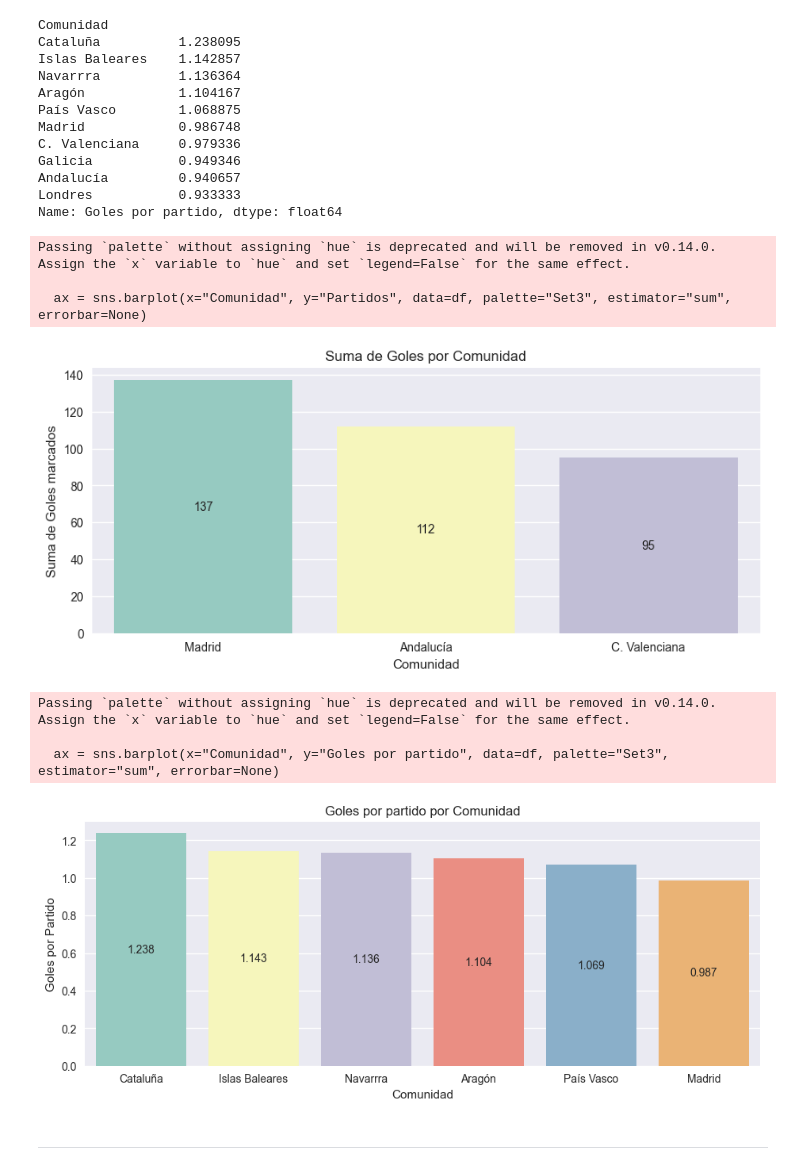
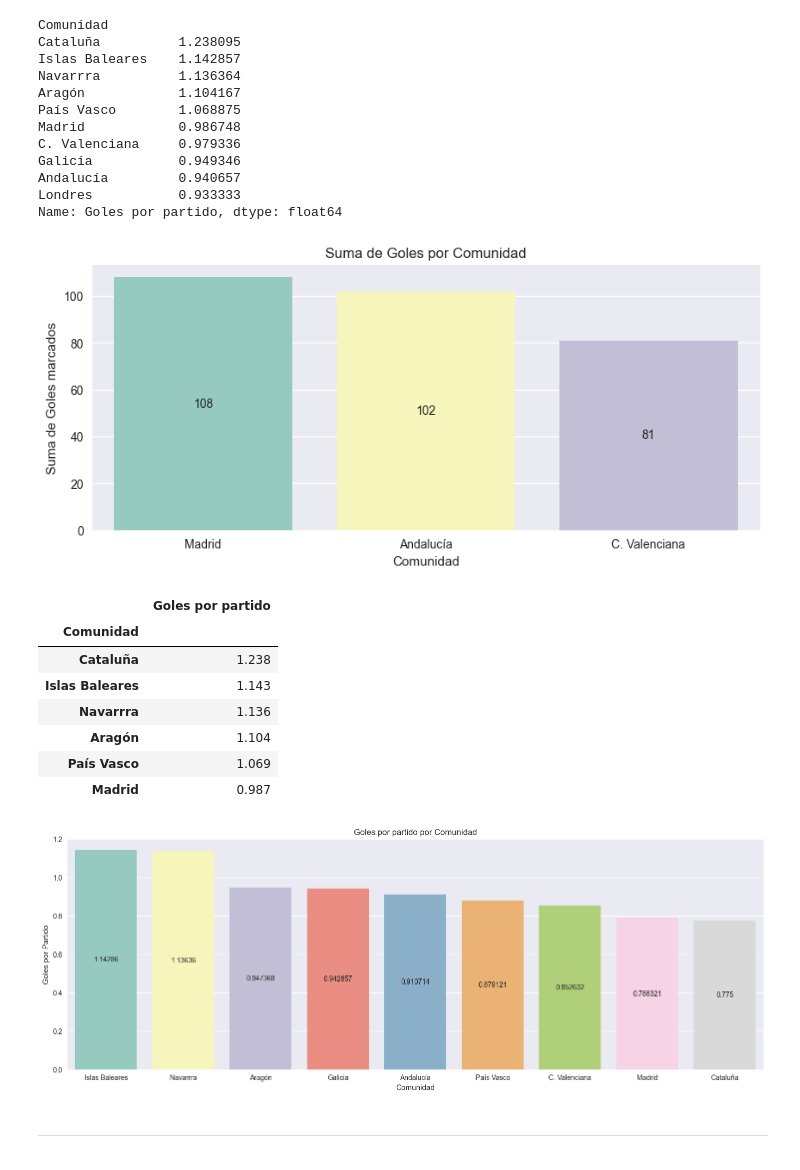
Before and after one commit to Matias-Ibarra/Messi, a Jupyter notebook: memoria.ipynb, the cells around one changed output. Saved outputs shown, nothing was run; the diff lists cells and outputs as text; code cells hidden in the pictures.

```diff
--- a/memoria.ipynb
+++ b/memoria.ipynb
@@ -410,6 +402,7 @@ golespartidos_conccaa.head()
 | 4 | Ajax Amsterdam | 6 | 3 | 2.0 | Ajax Amsterdam | Amnsterdam |
 # %%
 # Partidos vs equipos de cada Comunidad
-golespartidos_conccaa.groupby('Comunidad')['Partidos'].aggregate(sum).sort_values(ascending=False).head()
+partidosxcomunidad = golespartidos_conccaa.groupby('Comunidad')['Partidos'].aggregate(sum).sort_values(ascending=False).head(14)
+partidosxcomunidad
 # %% [output]
 Comunidad
@@ -421 +423,5 @@ Cataluña          40
 Name: Partidos, dtype: int64
+# %%
+# Goles vs equipos de cada Comunidad
+golesxcomunidad = golespartidos_conccaa.groupby('Comunidad')['Goles'].aggregate(sum).sort_values(ascending=False)
+golesxcomunidad
@@ -421,0 +442,5 @@ Name: Partidos, dtype: int64
+# %%
+# Promedio vs equipos de cada Comunidad
+promedioxcomunidad = pd.merge(pd.DataFrame(golesxcomunidad), pd.DataFrame(partidosxcomunidad), on='Comunidad', how='inner')
+promedioxcomunidad['Promedio'] = promedioxcomunidad['Goles'] / promedioxcomunidad['Partidos']
+promedioxcomunidad
@@ -440,37 +484,45 @@ Name: Goles por partido, dtype: float64
 # Gráfico de Comunidades con más goles recibidos
 plt.style.use('seaborn-v0_8')
 a = golespartidos_conccaa[(golespartidos_conccaa['Comunidad']=='Madrid') | (golespartidos_conccaa['Comunidad']=='Andalucía') | (golespartidos_conccaa['Comunidad']=='C. Valenciana')]
-df=a.groupby('Comunidad')['Partidos'].aggregate(sum).sort_values(ascending=False)
+df=a.groupby('Comunidad')['Goles'].aggregate(sum).sort_values(ascending=False)
 df = pd.DataFrame(df)
 fig = plt.figure(figsize=(10, 4))
-ax = sns.barplot(x="Comunidad", y="Partidos", data=df, palette="Set3", estimator="sum", errorbar=None)
+ax = sns.barplot(x=df.index.get_level_values("Comunidad"), y="Goles", data=df, palette="Set3", estimator="sum", errorbar=None)
 plt.title("Suma de Goles por Comunidad")
 plt.xlabel("Comunidad")
 plt.ylabel("Suma de Goles marcados")
 for container in ax.containers:
     ax.bar_label(container, label_type="center", fontsize=10);
 # %% [output]
-Passing `palette` without assigning `hue` is deprecated and will be removed in v0.14.0. Assign the `x` variable to `hue` and set `legend=False` for the same effect.
-
-  ax = sns.barplot(x="Comunidad", y="Partidos", data=df, palette="Set3", estimator="sum", errorbar=None)
-[figure, old version]
+[figure, new version]
+# %%
+
+df = mas_10_partidos.groupby('Comunidad')['Goles por partido'].aggregate('mean').round(3).sort_values(ascending=False).head(6)
+df = pd.DataFrame(df)
+df
+# %% [output]
+|  | Goles por partido |
+| Comunidad |  |
+| Cataluña | 1.238 |
+| Islas Baleares | 1.143 |
+| Navarrra | 1.136 |
+| Aragón | 1.104 |
+| País Vasco | 1.069 |
+| Madrid | 0.987 |
 # %%
 # Gráfico de Comunidades con mejor promedio de gol
 
-df = mas_10_partidos.groupby('Comunidad')['Goles por partido'].aggregate('mean').round(3).sort_values(ascending=False).head(6)
-df = pd.DataFrame(df)
-fig = plt.figure(figsize=(11, 4))
-ax = sns.barplot(x="Comunidad", y="Goles por partido", data=df, palette="Set3", estimator="sum", errorbar=None)
+# df = mas_10_partidos.groupby('Comunidad')['Goles por partido'].aggregate('mean').round(3).sort_values(ascending=False).head(6)
+# df = pd.DataFrame(df)
+fig = plt.figure(figsize=(18, 6))
+ax = sns.barplot(x=promedioxcomunidad.iloc[:9, :].sort_values('Promedio', ascending=False).index.get_level_values("Comunidad"), y="Promedio", data=promedioxcomunidad.iloc[:9, :].sort_values('Promedio', ascending=False), palette="Set3", estimator="sum", errorbar=None)
 plt.title("Goles por partido por Comunidad")
 plt.xlabel("Comunidad")
 plt.ylabel("Goles por Partido")
 for container in ax.containers:
     ax.bar_label(container, label_type="center", fontsize=10);
 # %% [output]
-Passing `palette` without assigning `hue` is deprecated and will be removed in v0.14.0. Assign the `x` variable to `hue` and set `legend=False` for the same effect.
-
-  ax = sns.barplot(x="Comunidad", y="Goles por partido", data=df, palette="Set3", estimator="sum", errorbar=None)
-[figure, old version]
+[figure, new version]
 # %% [markdown]
 ***
 # %% [markdown]
```
Also changed, not shown: parts of 20 cells of this notebook, 1 other file.
